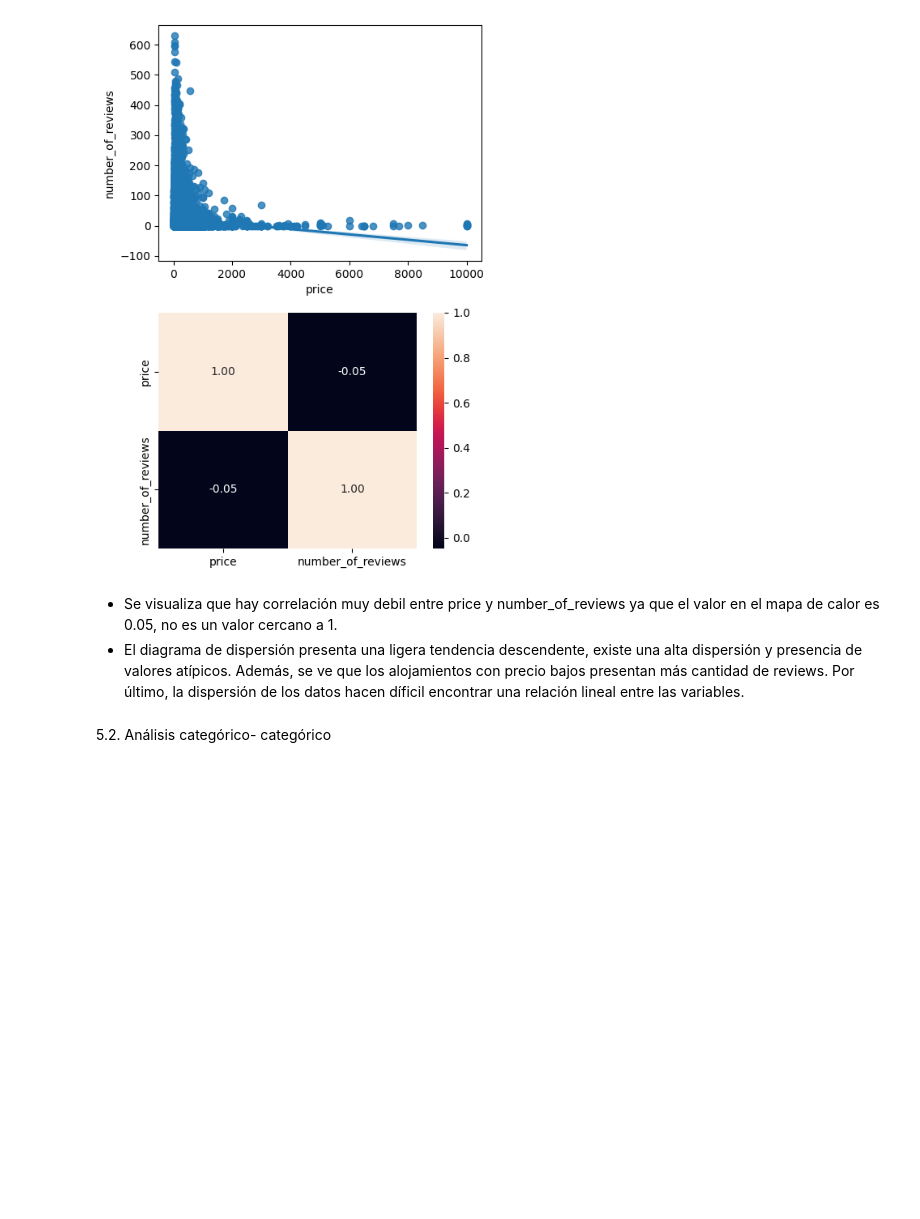
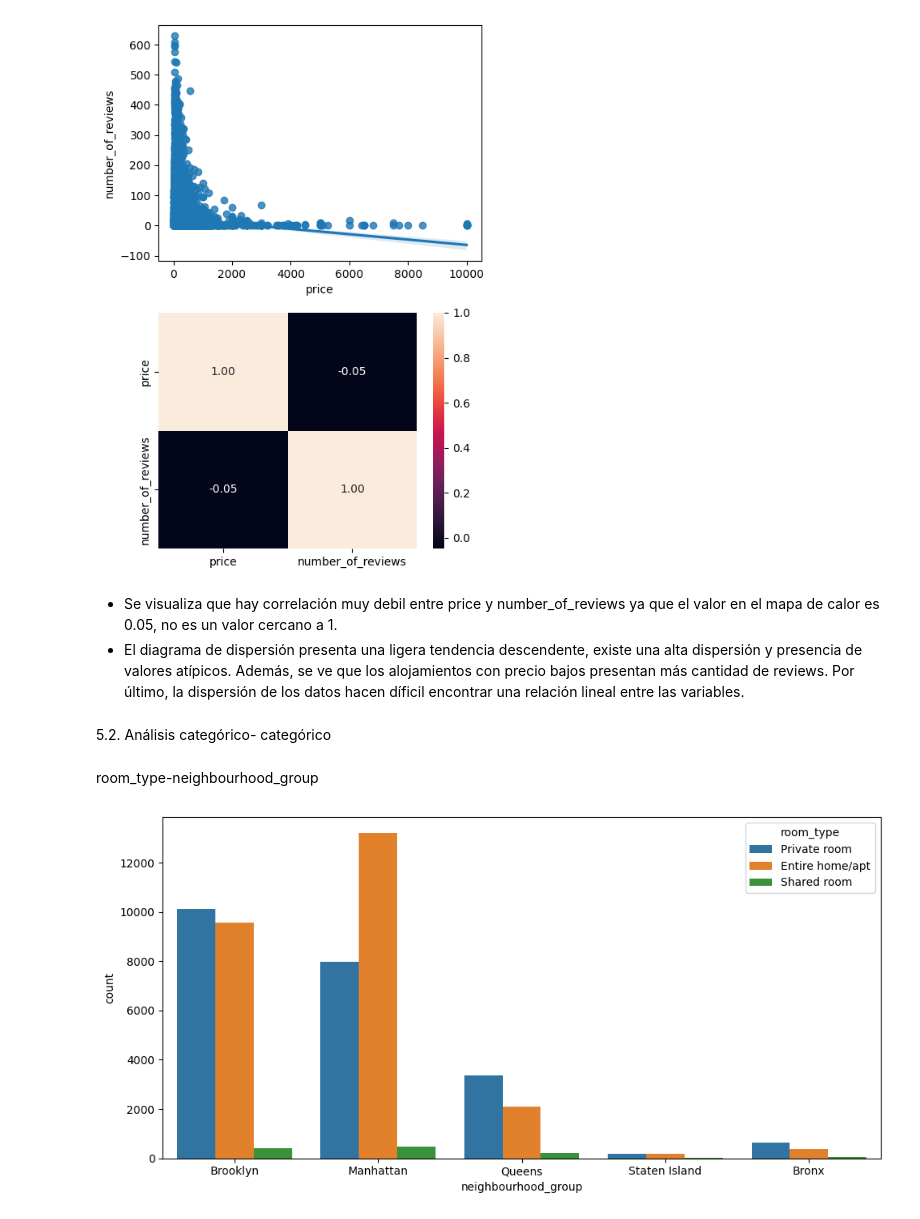
Before and after one commit to 4GeeksAcademy/machine-learning-python-template_melissahm, a Jupyter notebook: src/explore.ipynb, the cells around one changed output. Drawn from its saved outputs; the diff is of its cells as text; code cells hidden in the pictures; blank space fills up the shorter version.

```diff
--- a/src/explore.ipynb
+++ b/src/explore.ipynb
@@ -396,3 +394,15 @@ plt.show()
 - El diagrama de dispersión presenta una ligera tendencia descendente, existe una alta dispersión y presencia de valores atípicos. Además, se ve que los alojamientos con precio bajos presentan más cantidad de reviews. Por último, la dispersión de los datos hacen díficil encontrar una relación lineal entre las variables.
 # %% [markdown]
 5.2. Análisis categórico- categórico
+# %% [markdown]
+room_type-neighbourhood_group
+# %%
+fig, axis = plt.subplots( figsize = (10, 5))
+
+sns.countplot( data = df, x = "neighbourhood_group", hue = "room_type")
+
+plt.tight_layout()
+
+plt.show()
+# %% [output]
+[figure, added]
```
Also changed, not shown: parts of 57 cells of this notebook.
